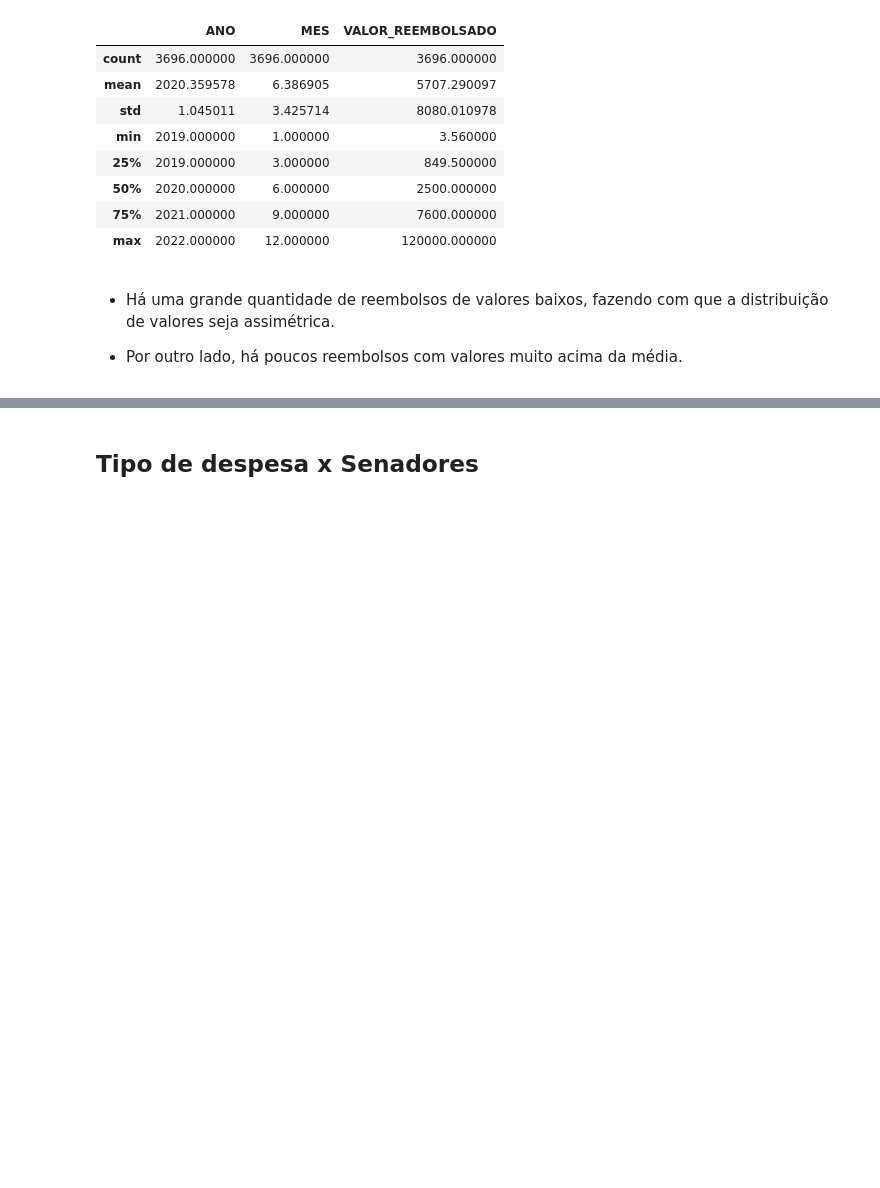
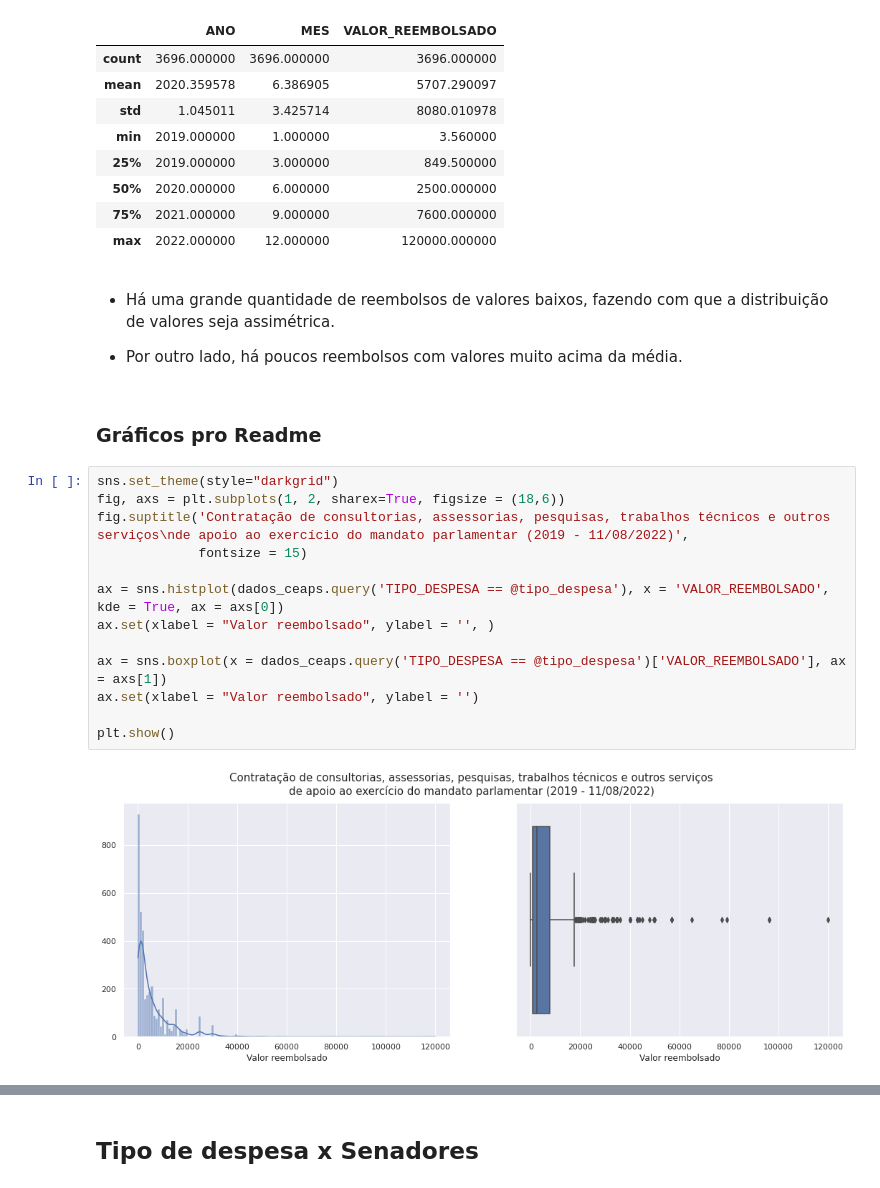
Before and after one commit to Tathy/Pesquisa-reembolsos-CEAPS, a Jupyter notebook: Pesquisa_sobre_dados_do_CEAPS.ipynb, the cells around one changed output, grey strips where cells are left out. Drawn from its saved outputs; the diff is of its cells as text; blank space fills up the shorter version.

Commit message:
Atualizacao de graficos para o readme

```diff
--- a/Pesquisa_sobre_dados_do_CEAPS.ipynb
+++ b/Pesquisa_sobre_dados_do_CEAPS.ipynb
@@ -508,3 +508,20 @@ dados_ceaps.query('TIPO_DESPESA == @tipo_despesa').describe()
 * Há uma grande quantidade de reembolsos de valores baixos, fazendo com que a distribuição de valores seja assimétrica.
 
 * Por outro lado, há poucos reembolsos com valores muito acima da média.
+# %% [markdown]
+### Gráficos pro Readme
+# %%
+sns.set_theme(style="darkgrid")
+fig, axs = plt.subplots(1, 2, sharex=True, figsize = (18,6))
+fig.suptitle('Contratação de consultorias, assessorias, pesquisas, trabalhos técnicos e outros serviços\nde apoio ao exercício do mandato parlamentar (2019 - 11/08/2022)',
+             fontsize = 15)
+
+ax = sns.histplot(dados_ceaps.query('TIPO_DESPESA == @tipo_despesa'), x = 'VALOR_REEMBOLSADO', kde = True, ax = axs[0])
+ax.set(xlabel = "Valor reembolsado", ylabel = '', )
+
+ax = sns.boxplot(x = dados_ceaps.query('TIPO_DESPESA == @tipo_despesa')['VALOR_REEMBOLSADO'], ax = axs[1])
+ax.set(xlabel = "Valor reembolsado", ylabel = '')
+
+plt.show()
+# %% [output]
+[figure, added]
```
Also changed, not shown: parts of 2 cells of this notebook, 3 other files.
